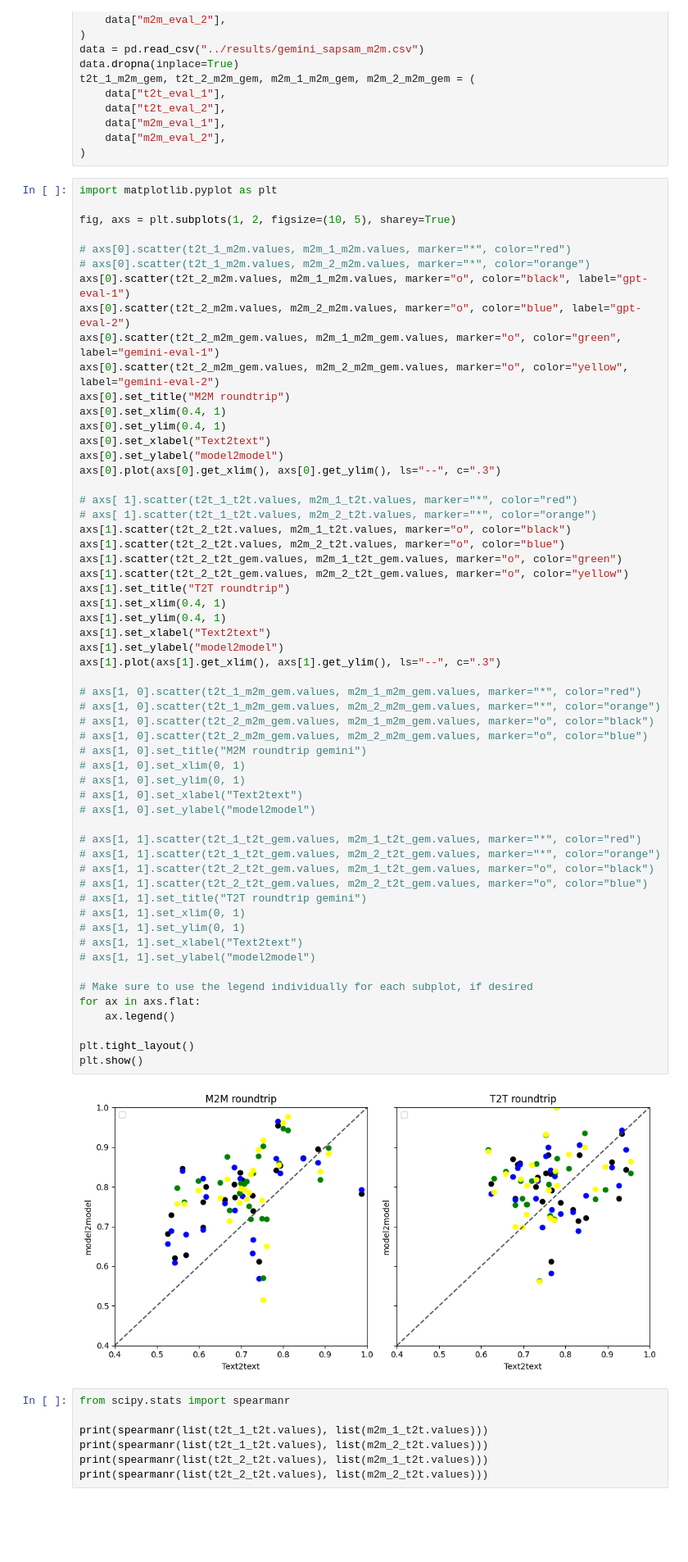
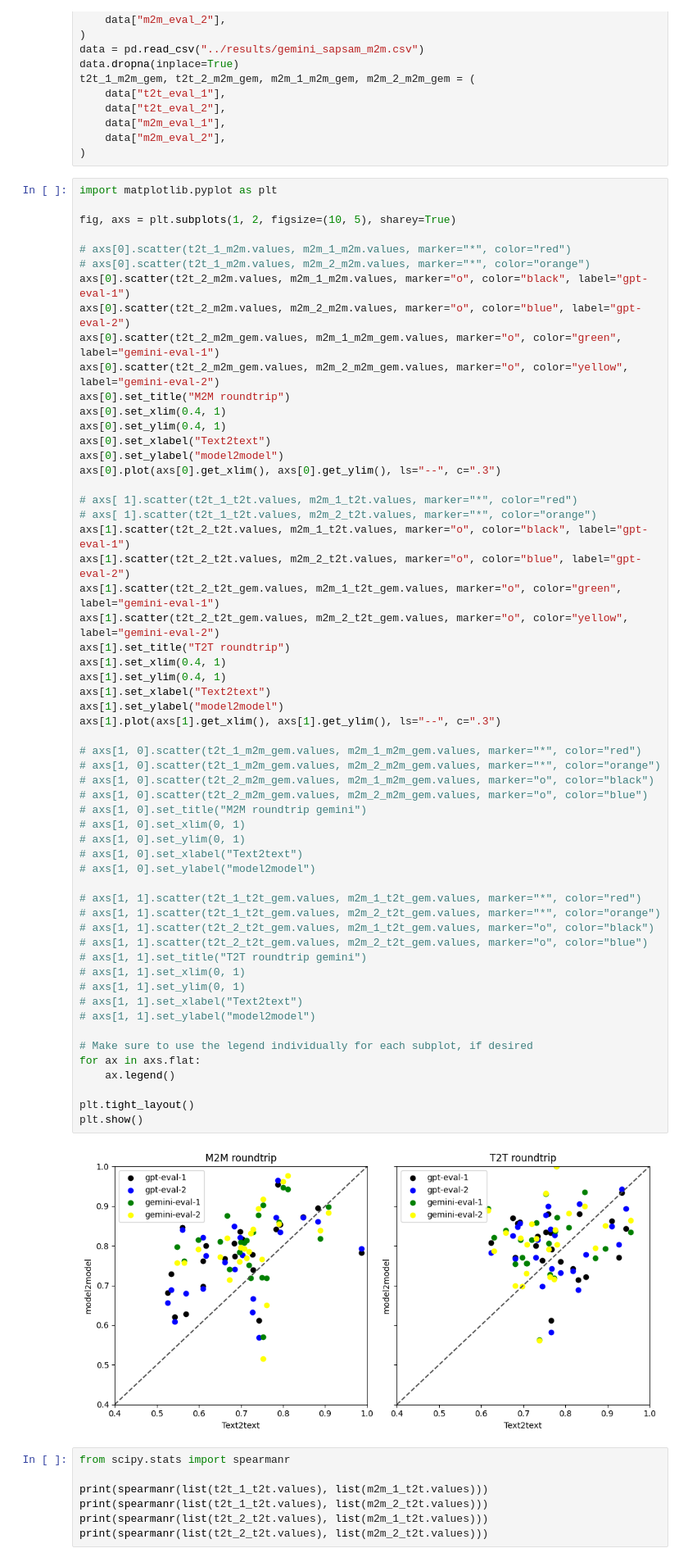
Before and after one commit to SAP-samples/llm-round-trip-correctness, a Jupyter notebook: notebooks/test_roundtrip_pipeline.ipynb, the cells around one changed output. Shown at 82% size. Drawn from its saved outputs; the diff is of its cells as text; blank space fills up the shorter version.

Commit message:
added legends

```diff
--- a/notebooks/test_roundtrip_pipeline.ipynb
+++ b/notebooks/test_roundtrip_pipeline.ipynb
@@ -61,10 +61,10 @@ axs[0].plot(axs[0].get_xlim(), axs[0].get_ylim(), ls="--", c=".3")
 
 # axs[ 1].scatter(t2t_1_t2t.values, m2m_1_t2t.values, marker="*", color="red")
 # axs[ 1].scatter(t2t_1_t2t.values, m2m_2_t2t.values, marker="*", color="orange")
-axs[1].scatter(t2t_2_t2t.values, m2m_1_t2t.values, marker="o", color="black")
-axs[1].scatter(t2t_2_t2t.values, m2m_2_t2t.values, marker="o", color="blue")
-axs[1].scatter(t2t_2_t2t_gem.values, m2m_1_t2t_gem.values, marker="o", color="green")
-axs[1].scatter(t2t_2_t2t_gem.values, m2m_2_t2t_gem.values, marker="o", color="yellow")
+axs[1].scatter(t2t_2_t2t.values, m2m_1_t2t.values, marker="o", color="black", label="gpt-eval-1")
+axs[1].scatter(t2t_2_t2t.values, m2m_2_t2t.values, marker="o", color="blue", label="gpt-eval-2")
+axs[1].scatter(t2t_2_t2t_gem.values, m2m_1_t2t_gem.values, marker="o", color="green", label="gemini-eval-1")
+axs[1].scatter(t2t_2_t2t_gem.values, m2m_2_t2t_gem.values, marker="o", color="yellow", label="gemini-eval-2")
 axs[1].set_title("T2T roundtrip")
 axs[1].set_xlim(0.4, 1)
 axs[1].set_ylim(0.4, 1)
@@ -72,34 +72,34 @@ axs[1].set_xlabel("Text2text")
 axs[1].set_ylabel("model2model")
 axs[1].plot(axs[1].get_xlim(), axs[1].get_ylim(), ls="--", c=".3")
 
 # axs[1, 0].scatter(t2t_1_m2m_gem.values, m2m_1_m2m_gem.values, marker="*", color="red")
 # axs[1, 0].scatter(t2t_1_m2m_gem.values, m2m_2_m2m_gem.values, marker="*", color="orange")
 # axs[1, 0].scatter(t2t_2_m2m_gem.values, m2m_1_m2m_gem.values, marker="o", color="black")
 # axs[1, 0].scatter(t2t_2_m2m_gem.values, m2m_2_m2m_gem.values, marker="o", color="blue")
 # axs[1, 0].set_title("M2M roundtrip gemini")
 # axs[1, 0].set_xlim(0, 1)
 # axs[1, 0].set_ylim(0, 1)
 # axs[1, 0].set_xlabel("Text2text")
 # axs[1, 0].set_ylabel("model2model")
 
 # axs[1, 1].scatter(t2t_1_t2t_gem.values, m2m_1_t2t_gem.values, marker="*", color="red")
 # axs[1, 1].scatter(t2t_1_t2t_gem.values, m2m_2_t2t_gem.values, marker="*", color="orange")
 # axs[1, 1].scatter(t2t_2_t2t_gem.values, m2m_1_t2t_gem.values, marker="o", color="black")
 # axs[1, 1].scatter(t2t_2_t2t_gem.values, m2m_2_t2t_gem.values, marker="o", color="blue")
 # axs[1, 1].set_title("T2T roundtrip gemini")
 # axs[1, 1].set_xlim(0, 1)
 # axs[1, 1].set_ylim(0, 1)
 # axs[1, 1].set_xlabel("Text2text")
 # axs[1, 1].set_ylabel("model2model")
 
 # Make sure to use the legend individually for each subplot, if desired
 for ax in axs.flat:
     ax.legend()
 
 plt.tight_layout()
 plt.show()
 # %% [output]
-[figure, old version]
+[figure, new version]
 # %%
 from scipy.stats import spearmanr
 
```
